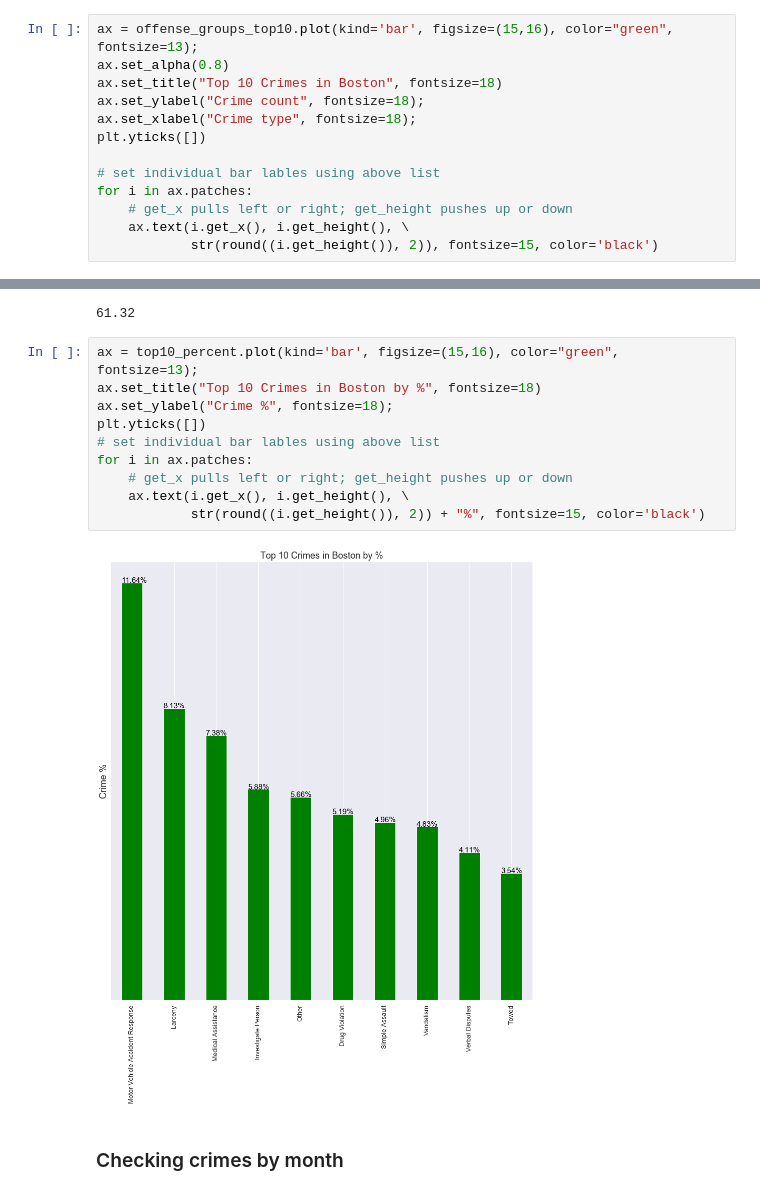
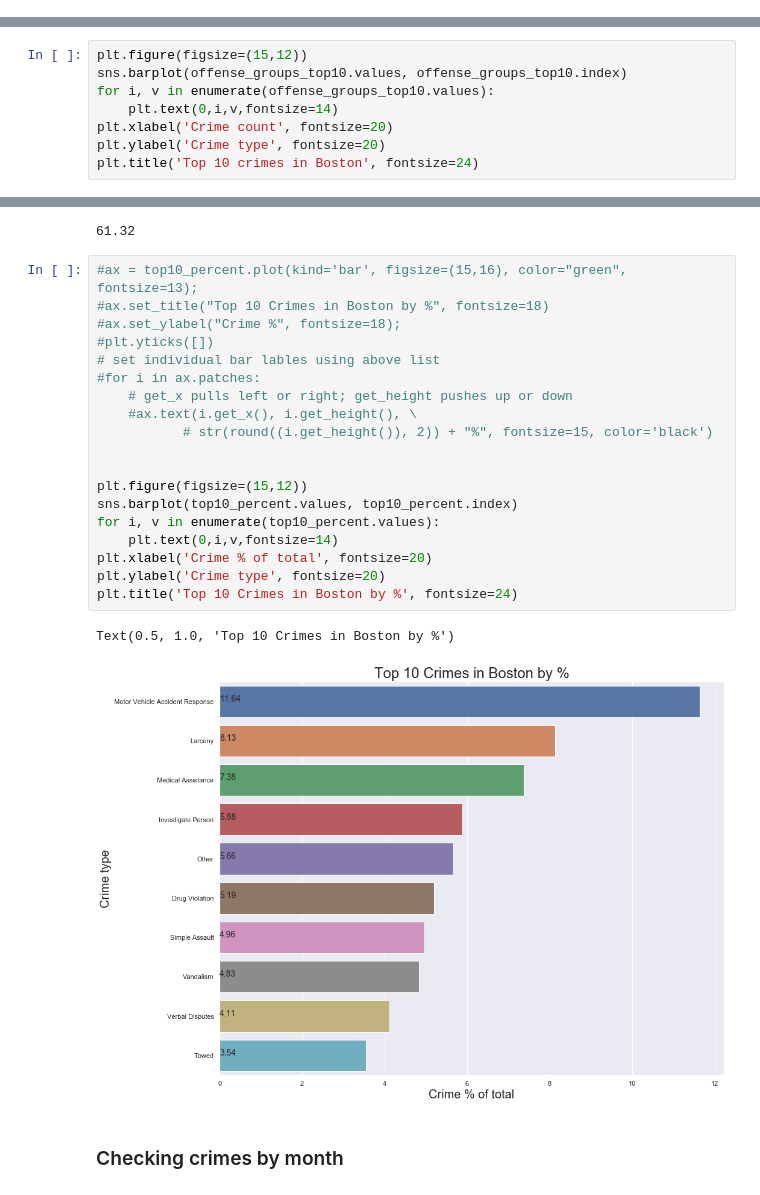
Before and after one commit to ValdemarQ/boston-crimes, a Jupyter notebook: Project 2 - Working with data, pandas & graphs.ipynb, the cells around one changed output, grey strips where cells are left out. Drawn from its saved outputs; the diff is of its cells as text.

Commit message:
Added extra graphs, new visualistaions, answered some extra questions

```diff
--- a/Project 2 - Working with data, pandas & graphs.ipynb
+++ b/Project 2 - Working with data, pandas & graphs.ipynb
@@ -131,16 +143,3 @@ Vandalism                          15415
 Verbal Disputes                    13099
 Towed                              11287
 Name: OFFENSE_CODE_GROUP, dtype: int64
-# %%
-ax = offense_groups_top10.plot(kind='bar', figsize=(15,16), color="green", fontsize=13);
-ax.set_alpha(0.8)
-ax.set_title("Top 10 Crimes in Boston", fontsize=18)
-ax.set_ylabel("Crime count", fontsize=18);
-ax.set_xlabel("Crime type", fontsize=18);
-plt.yticks([])
-
-# set individual bar lables using above list
-for i in ax.patches:
-    # get_x pulls left or right; get_height pushes up or down
-    ax.text(i.get_x(), i.get_height(), \
-            str(round((i.get_height()), 2)), fontsize=15, color='black')
@@ -148,0 +155,8 @@ for i in ax.patches:
+# %%
+plt.figure(figsize=(15,12))
+sns.barplot(offense_groups_top10.values, offense_groups_top10.index)
+for i, v in enumerate(offense_groups_top10.values):
+    plt.text(0,i,v,fontsize=14)
+plt.xlabel('Crime count', fontsize=20)
+plt.ylabel('Crime type', fontsize=20)
+plt.title('Top 10 crimes in Boston', fontsize=24)
@@ -183,17 +200,27 @@ top10_percent.sum()
 # %% [output]
 61.32
 # %%
-ax = top10_percent.plot(kind='bar', figsize=(15,16), color="green", fontsize=13);
-ax.set_title("Top 10 Crimes in Boston by %", fontsize=18)
-ax.set_ylabel("Crime %", fontsize=18);
-plt.yticks([])
+#ax = top10_percent.plot(kind='bar', figsize=(15,16), color="green", fontsize=13);
+#ax.set_title("Top 10 Crimes in Boston by %", fontsize=18)
+#ax.set_ylabel("Crime %", fontsize=18);
+#plt.yticks([])
 # set individual bar lables using above list
-for i in ax.patches:
+#for i in ax.patches:
     # get_x pulls left or right; get_height pushes up or down
-    ax.text(i.get_x(), i.get_height(), \
-            str(round((i.get_height()), 2)) + "%", fontsize=15, color='black')
+    #ax.text(i.get_x(), i.get_height(), \
+           # str(round((i.get_height()), 2)) + "%", fontsize=15, color='black')
+
+
+plt.figure(figsize=(15,12))
+sns.barplot(top10_percent.values, top10_percent.index)
+for i, v in enumerate(top10_percent.values):
+    plt.text(0,i,v,fontsize=14)
+plt.xlabel('Crime % of total', fontsize=20)
+plt.ylabel('Crime type', fontsize=20)
+plt.title('Top 10 Crimes in Boston by %', fontsize=24)
 # %% [output]
+Text(0.5, 1.0, 'Top 10 Crimes in Boston by %')
-[figure, old version]
+[figure, new version]
 # %% [markdown]
 ### Checking crimes by month
 # %%
```
Also changed, not shown: parts of 31 cells of this notebook.
